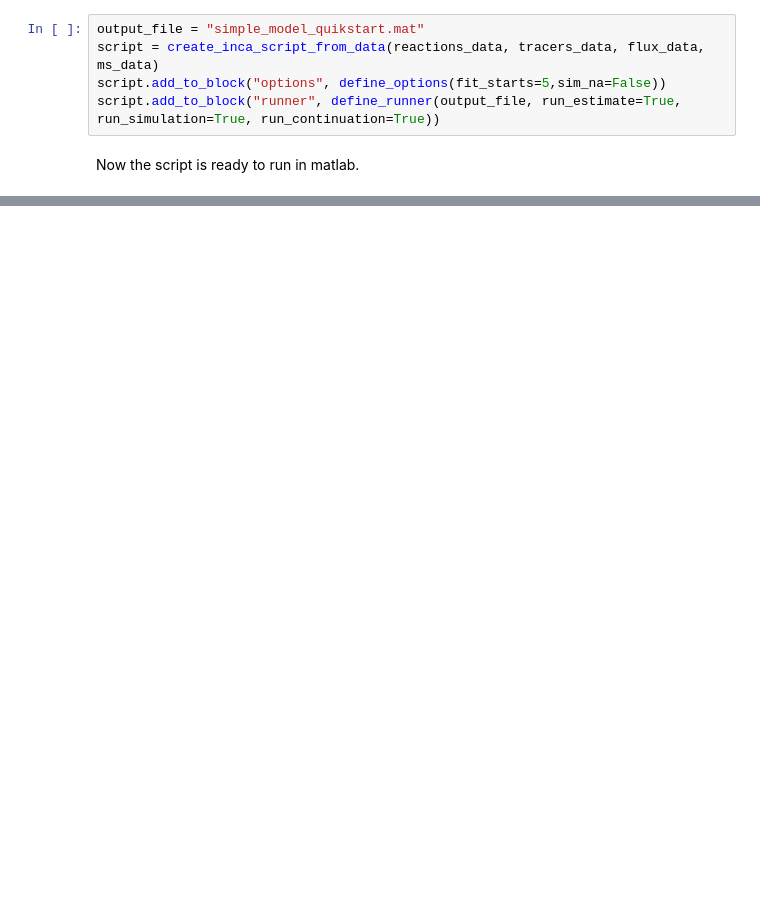
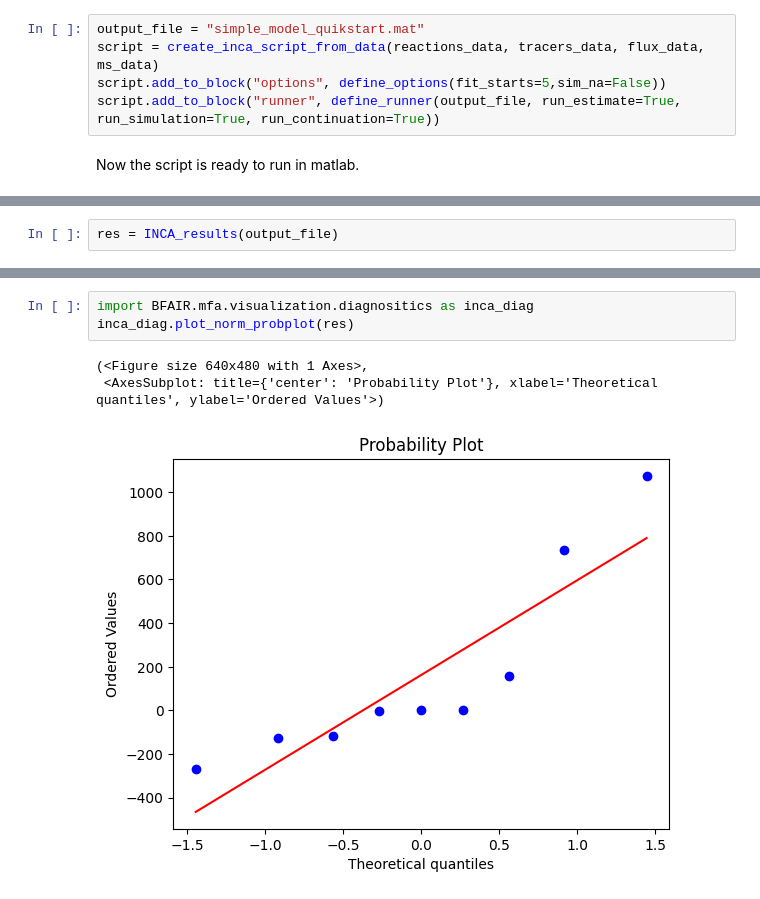
Before and after one commit to biosustain/incawrapper, a Jupyter notebook: docs/examples/MFA_Quick_start.ipynb, the cells around one changed output, grey strips where cells are left out. Drawn from its saved outputs; the diff is of its cells as text; blank space fills up the shorter version.

```diff
--- a/docs/examples/MFA_Quick_start.ipynb
+++ b/docs/examples/MFA_Quick_start.ipynb
@@ -95,0 +95,2 @@ WARNING:dotenv.main:Key INCA_directory not found in /Users/s143838/projects/Auto
+# %%
+res = INCA_results(output_file)
@@ -95,0 +118,7 @@ WARNING:dotenv.main:Key INCA_directory not found in /Users/s143838/projects/Auto
+# %%
+import BFAIR.mfa.visualization.diagnositics as inca_diag
+inca_diag.plot_norm_probplot(res)
+# %% [output]
+(<Figure size 640x480 with 1 Axes>,
+ <AxesSubplot: title={'center': 'Probability Plot'}, xlabel='Theoretical quantiles', ylabel='Ordered Values'>)
+[figure, added]
```
Also changed, not shown: parts of 12 cells of this notebook.
